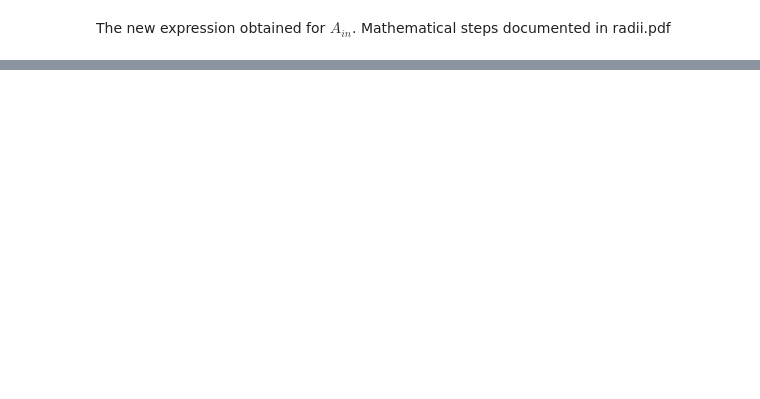
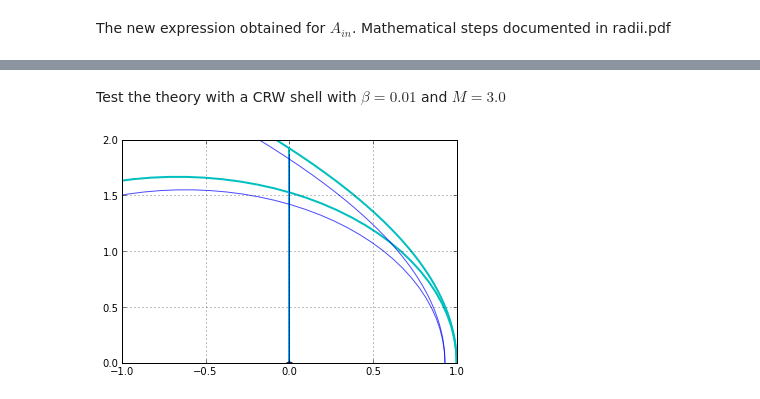
Before and after one commit to will-henney/bowshock-shape, a Jupyter notebook: CRW-shapes/Test-A-inner.ipynb, the cells around one changed output, grey strips where cells are left out. Drawn from its saved outputs; the diff is of its cells as text; code cells hidden in the pictures; blank space fills up the shorter version.

```diff
--- a/CRW-shapes/Test-A-inner.ipynb
+++ b/CRW-shapes/Test-A-inner.ipynb
@@ -48,0 +97,2 @@ plt.title(r"$A$ vs $\beta$. Higher order approximation")
+# %% [markdown]
+Test the theory with a CRW shell with $\beta=0.01$ and $M=3.0$
@@ -48,0 +101,40 @@ plt.title(r"$A$ vs $\beta$. Higher order approximation")
+# %%
+#Isotropic type wind
+beta=0.01
+M=3.0
+H0 = 3./(4*M**2+7.)
+n = 3.4*(4*M**2+1.)/(4*m**2+19.)
+theta = np.linspace(0,np.radians(135.0))
+shell = Shell(beta=beta,innertype ="isotropic")
+R=shell.radius(theta)
+x,y = R*np.cos(theta),R*np.sin(theta)
+A = 1.5/(1.-np.sqrt(beta))
+Qi=3.
+th190=np.sqrt(Qi*beta)
+B = np.tan(th190)/R[0]
+plt.plot(x/R[0],y/[R[0]],"c",lw=2.0)
+plt.plot(A*np.cos(np.linspace(0,np.pi))-(A-1),A*np.sin(np.linspace(0,np.pi)),"c",lw=2.0)
+plt.plot([0.0,0.0],[0.0,B],"c",lw=2.0)
+plt.plot([0.0],[0.0],"*")
+#Inner shell
+f=np.zeros_like(x)
+f[:-1]=-np.diff(y)/np.diff(x)
+f[-1]=f[-2]
+alpha = np.arctan(f)
+psi = theta+alpha-np.pi/2
+Rin = R/R[0]-H0*np.cos(psi)**(-(n+1))
+xin,yin = Rin*np.cos(theta),Rin*np.sin(theta)
+Ain = 3*(1-H0)/np.abs(2*(1-np.sqrt(beta))+3*H0*n)
+Ki=0.5*np.pi
+sec = 1./np.cos(th190)
+omega90 = B*R[0]*(1.-Ki*beta*(sec**2/(B*R[0]-np.sqrt(Qi*beta)*sec**2)))
+Bin= B-H0*(1+omega90**2)**(-0.5*(n+1.))
+plt.plot(xin,yin,"b",alpha=0.7)
+plt.plot(Ain*np.cos(np.linspace(0,np.pi))-(Ain-(1-H0)),Ain*np.sin(np.linspace(0,np.pi)),"b",
+         alpha=0.7)
+plt.plot([0.0,0.0],[0.0,Bin],"b",alpha=0.7)
+plt.xlim(-1.,1.)
+plt.ylim(0,2)
+plt.grid();
+# %% [output]
+[figure, added]
```
Also changed, not shown: parts of 14 cells of this notebook.
